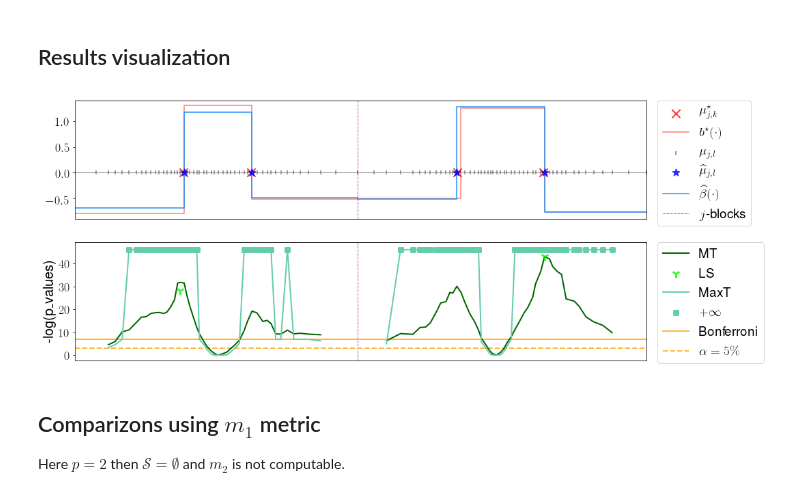
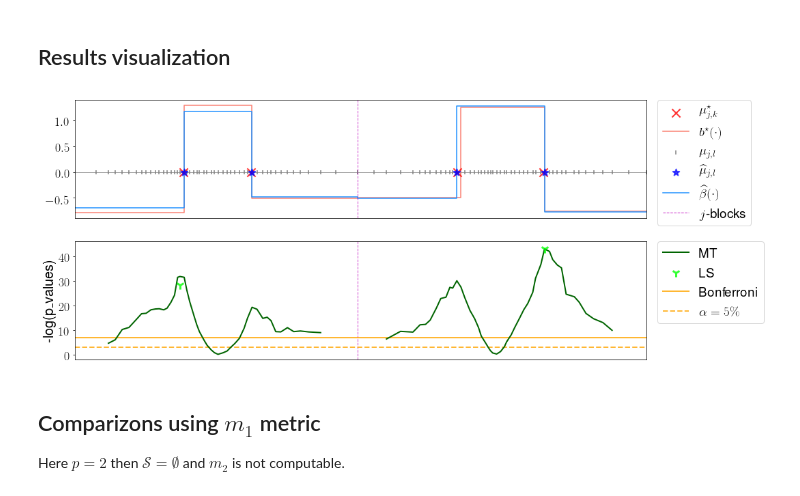
Before and after one commit to SimonBussy/binacox, a Jupyter notebook: tutorial.ipynb, the cells around one changed output. Cells and saved outputs as stored; diff of their text form; code cells hidden in the pictures.

Commit message:
update figures

```diff
--- a/tutorial.ipynb
+++ b/tutorial.ipynb
@@ -414,48 +402,38 @@ for j in range(n_features):
     est_j = [None, None]
     if p_values_corr[j] < alpha:
         est_j.insert(1, p_values_j.values_to_test[p_values_j_argmin])
         hat_K_star_MT_LS += [1]
     else:
         hat_K_star_MT_LS += [0]
     cut_points_estimates_MT_LS[str(j)] = est_j
     ax.axvline(block_separation[j], c='m', ls='--',
                alpha=.8, lw=1)
 
 _, y_max = ax.get_ylim()
 for j in range(n_features):
     p_values_j = multiple_testing_rslt[j]
     label = ""
-    if j == 0:
-        label = "MaxT"
-    log_p_values = -np.log(adjusted_p_values_max_t[j])
-    max_t_inf = p_values_j.values_to_test[log_p_values == np.inf] + right_translations[j]
-    log_p_values[log_p_values == np.inf] = y_max
-    ax.plot(p_values_j.values_to_test + right_translations[j], log_p_values,
-            c='mediumaquamarine', label=label, lw=2, zorder=3)
-    if j == 0:
-        label = r"$+\infty$"
-    ax.scatter(max_t_inf, len(max_t_inf) * [y_max], c='mediumaquamarine',
-               marker="s", lw=3, label=label, zorder=4)
+
+
     if j == 0:
         label = "Bonferroni"
         min_val = mu[0]
     else:
         min_val = block_separation[j - 1]
     n_tested = p_values_j.values_to_test.shape[0]
     ax.axhline(-np.log(alpha/n_tested), min_val, block_separation[j], c='orange',
                ls='-', alpha=.8, lw=2, label=label)
 ax.axhline(-np.log(alpha), c='orange', ls='--',
            alpha=.8, lw=2, label=r'$\alpha=5\%$')
 
 h, l = ax.get_legend_handles_labels()
-h = [h[0], h[4], h[1], h[5], h[2], h[3]]
-l = [l[0], l[4], l[1], l[5], l[2], l[3]]
-ax.legend(handles=h, labels=l, bbox_to_anchor=(1.02, 1), loc=2,
+h = [h[0], h[3], h[1], h[2]]
+ax.legend(handles=h, bbox_to_anchor=(1.02, 1), loc=2,
           borderaxespad=0, fontsize=19)
 pl.savefig('./figures/estimation.pdf', bbox_inches='tight')
 pl.show()
 # %% [output]
-[figure, old version]
+[figure, new version]
 # %% [markdown]
 ## Comparizons using $m_1$ metric
 
```
Also changed, not shown: parts of 7 cells of this notebook, 14 other files.
